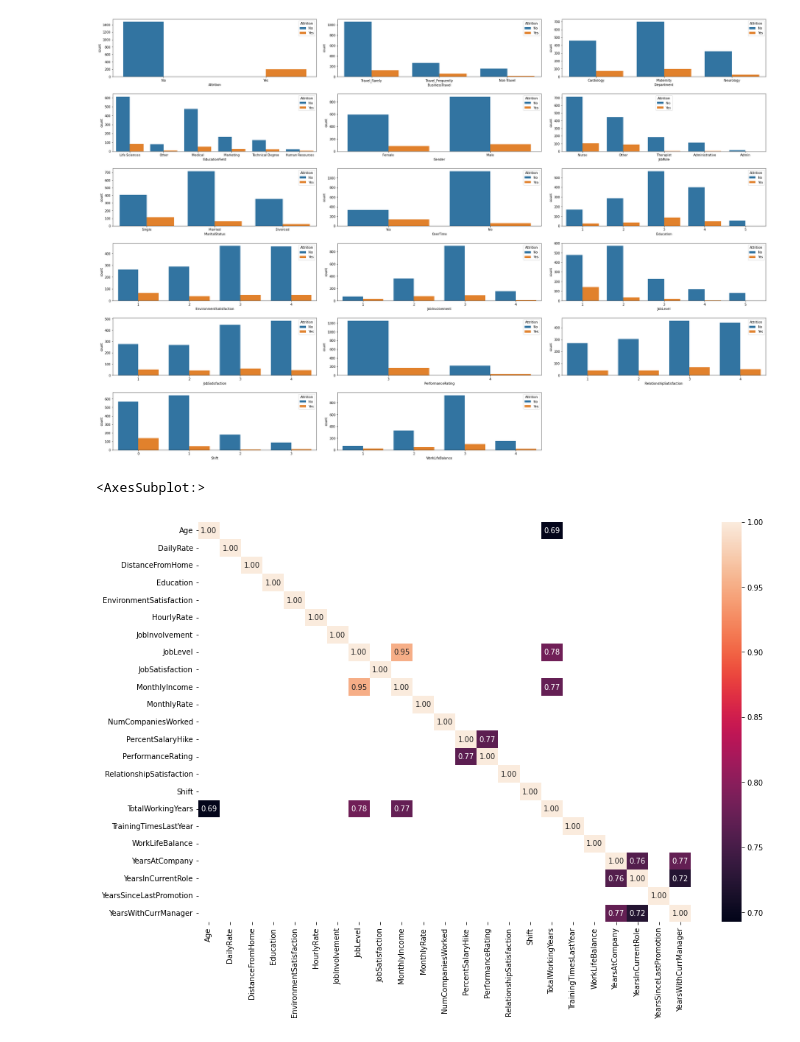
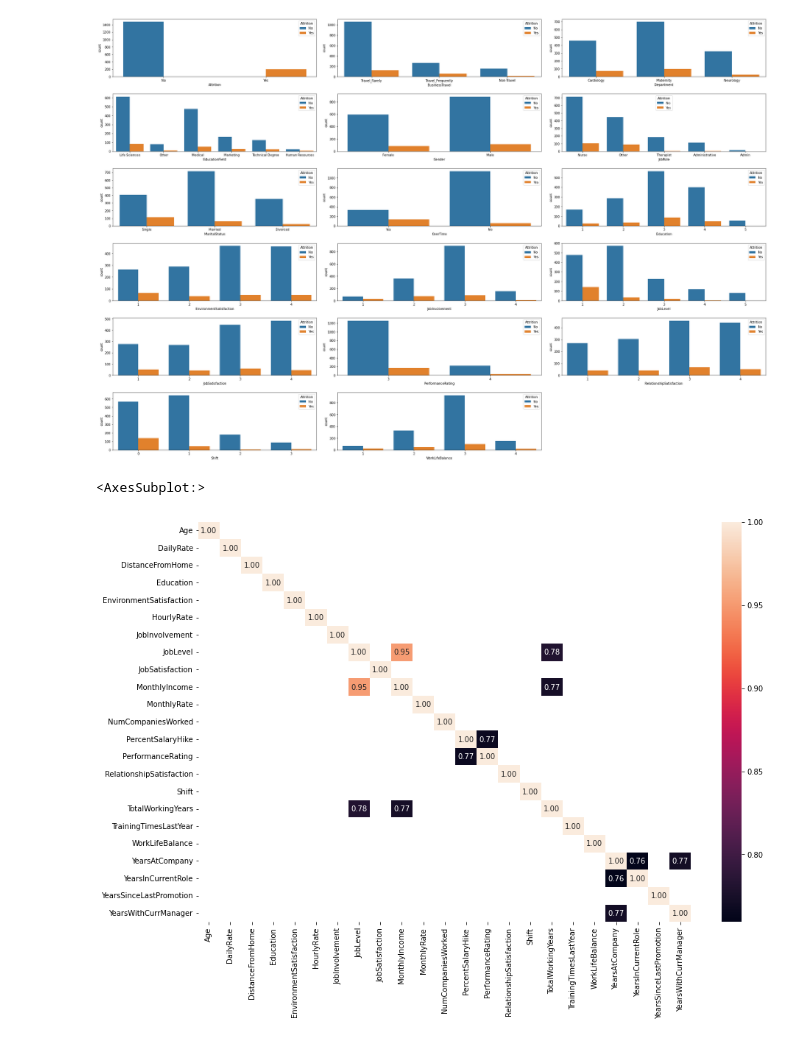
Before and after one commit to itsmegarvi/Positive_Pulse, a Jupyter notebook: preprocessing.ipynb, the cells around one changed output. Saved outputs shown, nothing was run; the diff lists cells and outputs as text; code cells hidden in the pictures.

```diff
--- a/preprocessing.ipynb
+++ b/preprocessing.ipynb
@@ -103,7 +104,7 @@ plt.tight_layout(pad = 2.0)
 # %%
 correlation = df.corr()
 plt.figure(figsize = (15,10))
-sns.heatmap(correlation,mask = correlation < 0.67,annot=True, fmt='0.2f')
+sns.heatmap(correlation,mask = correlation < 0.75,annot=True, fmt='0.2f')
 # %% [output]
 <AxesSubplot:>
-[figure, old version]
+[figure, new version]
```
Also changed, not shown: parts of 11 cells of this notebook.
